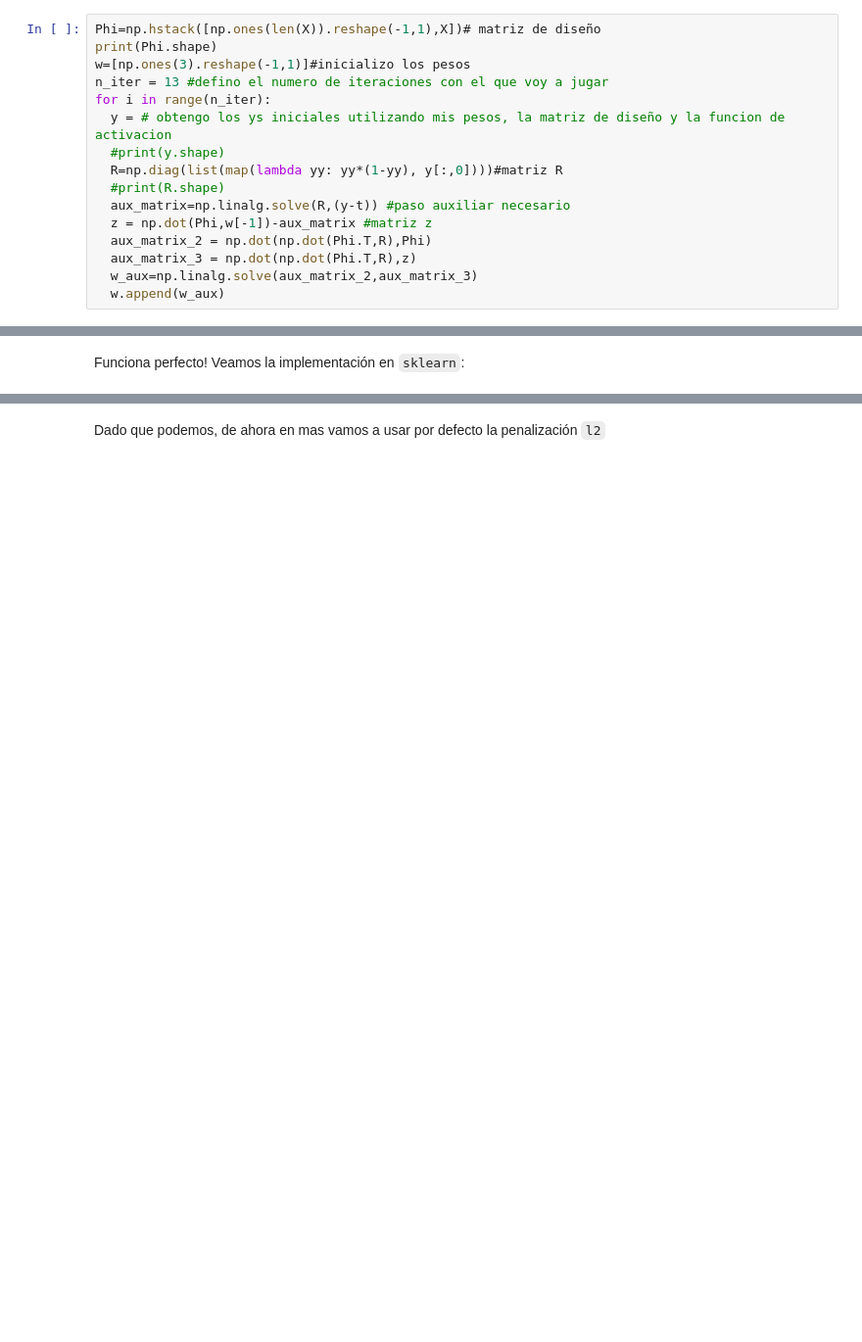
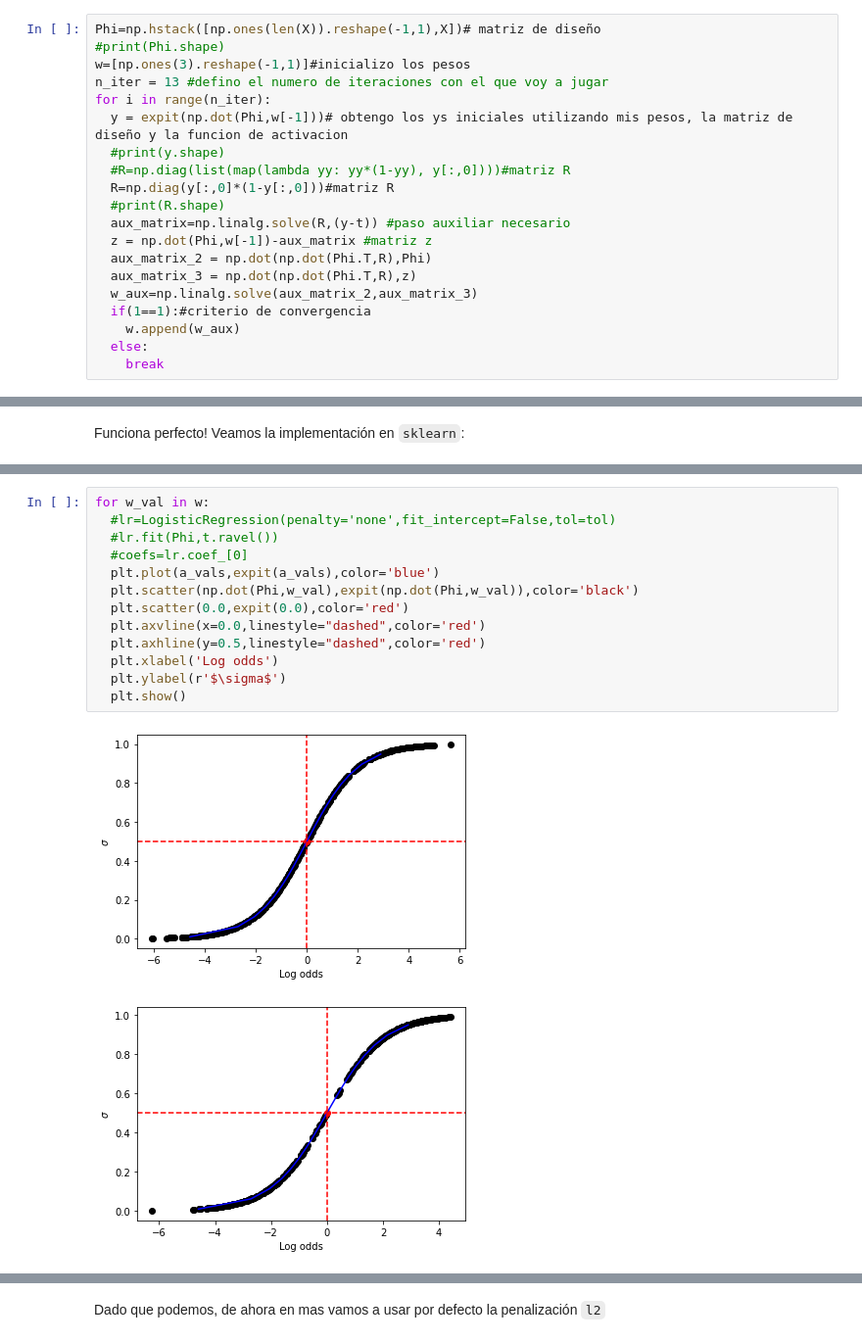
Before and after one commit to naikymen/ML_UNSAM, a Jupyter notebook: 08p_RegresionLogistica.ipynb, the cells around one changed output, grey strips where cells are left out. Shown at 98% size. Saved outputs shown, nothing was run; the diff lists cells and outputs as text; blank space fills up the shorter version.

```diff
--- a/08p_RegresionLogistica.ipynb
+++ b/08p_RegresionLogistica.ipynb
@@ -196,17 +209,21 @@ t = np.concatenate([tc1, tc2]).reshape(-1,1)
 Utilizemos las funciones de base $\{1,x_1,x_2\}$ y obtengamos los coeficientes del Regresor Logístico complentando el siguiente código:
 # %%
 Phi=np.hstack([np.ones(len(X)).reshape(-1,1),X])# matriz de diseño
-print(Phi.shape)
+#print(Phi.shape)
 w=[np.ones(3).reshape(-1,1)]#inicializo los pesos
 n_iter = 13 #defino el numero de iteraciones con el que voy a jugar
 for i in range(n_iter):
-  y = # obtengo los ys iniciales utilizando mis pesos, la matriz de diseño y la funcion de activacion
+  y = expit(np.dot(Phi,w[-1]))# obtengo los ys iniciales utilizando mis pesos, la matriz de diseño y la funcion de activacion
   #print(y.shape)
-  R=np.diag(list(map(lambda yy: yy*(1-yy), y[:,0])))#matriz R
+  #R=np.diag(list(map(lambda yy: yy*(1-yy), y[:,0])))#matriz R
+  R=np.diag(y[:,0]*(1-y[:,0]))#matriz R
   #print(R.shape)
   aux_matrix=np.linalg.solve(R,(y-t)) #paso auxiliar necesario
   z = np.dot(Phi,w[-1])-aux_matrix #matriz z
   aux_matrix_2 = np.dot(np.dot(Phi.T,R),Phi)
   aux_matrix_3 = np.dot(np.dot(Phi.T,R),z)
   w_aux=np.linalg.solve(aux_matrix_2,aux_matrix_3)
-  w.append(w_aux)
+  if(1==1):#criterio de convergencia
+    w.append(w_aux)
+  else:
+    break
@@ -347,0 +384,16 @@ array([[ 30.52862358,  22.17520548, -24.14136318]])
+# %%
+for w_val in w:
+  #lr=LogisticRegression(penalty='none',fit_intercept=False,tol=tol)
+  #lr.fit(Phi,t.ravel())
+  #coefs=lr.coef_[0]
+  plt.plot(a_vals,expit(a_vals),color='blue')
+  plt.scatter(np.dot(Phi,w_val),expit(np.dot(Phi,w_val)),color='black')
+  plt.scatter(0.0,expit(0.0),color='red')
+  plt.axvline(x=0.0,linestyle="dashed",color='red')
+  plt.axhline(y=0.5,linestyle="dashed",color='red')
+  plt.xlabel('Log odds')
+  plt.ylabel(r'$\sigma$')
+  plt.show()
+# %% [output]
+[figure, added]
+[figure, added]
```
Also changed, not shown: parts of 20 cells of this notebook.
